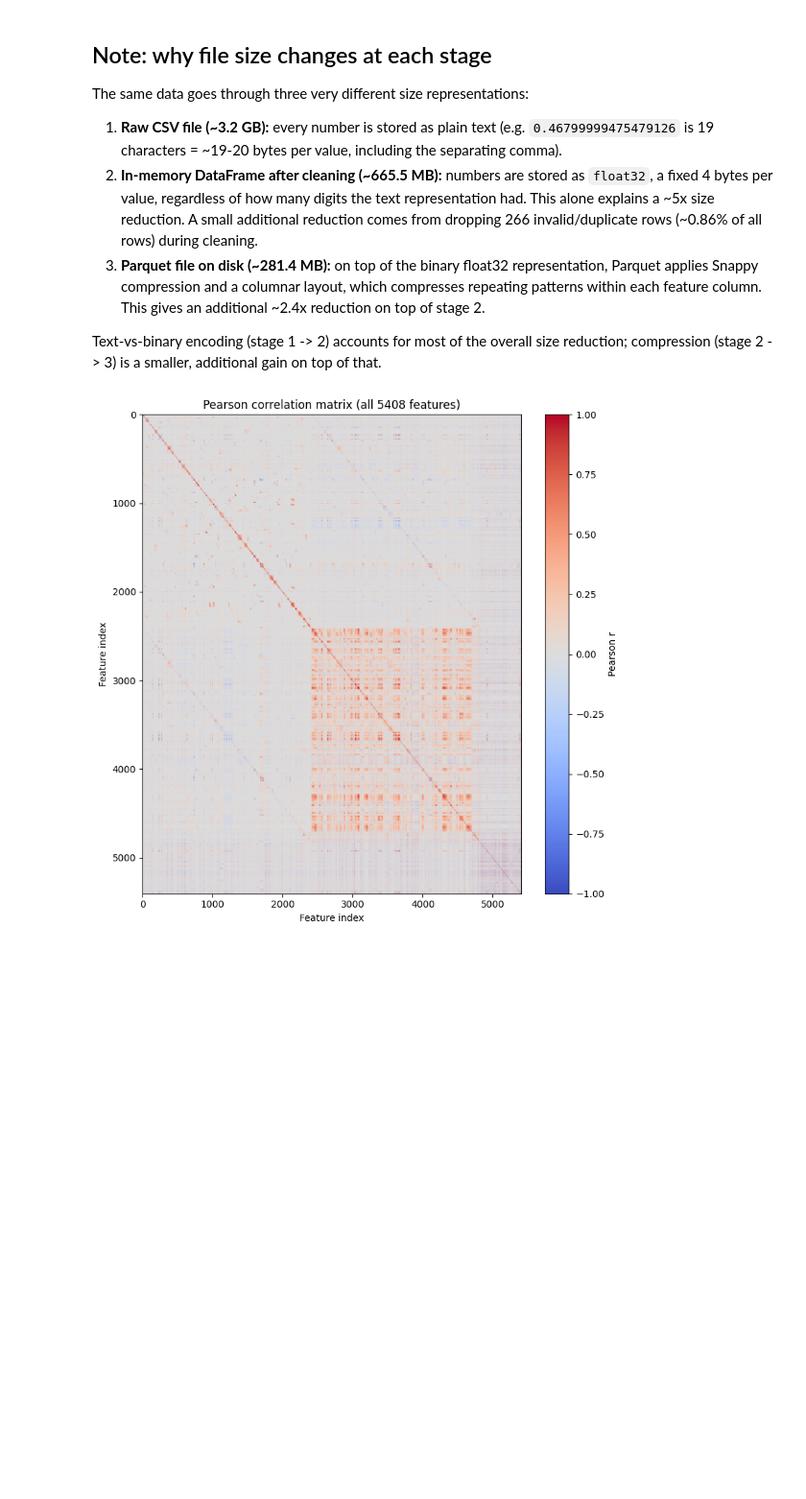
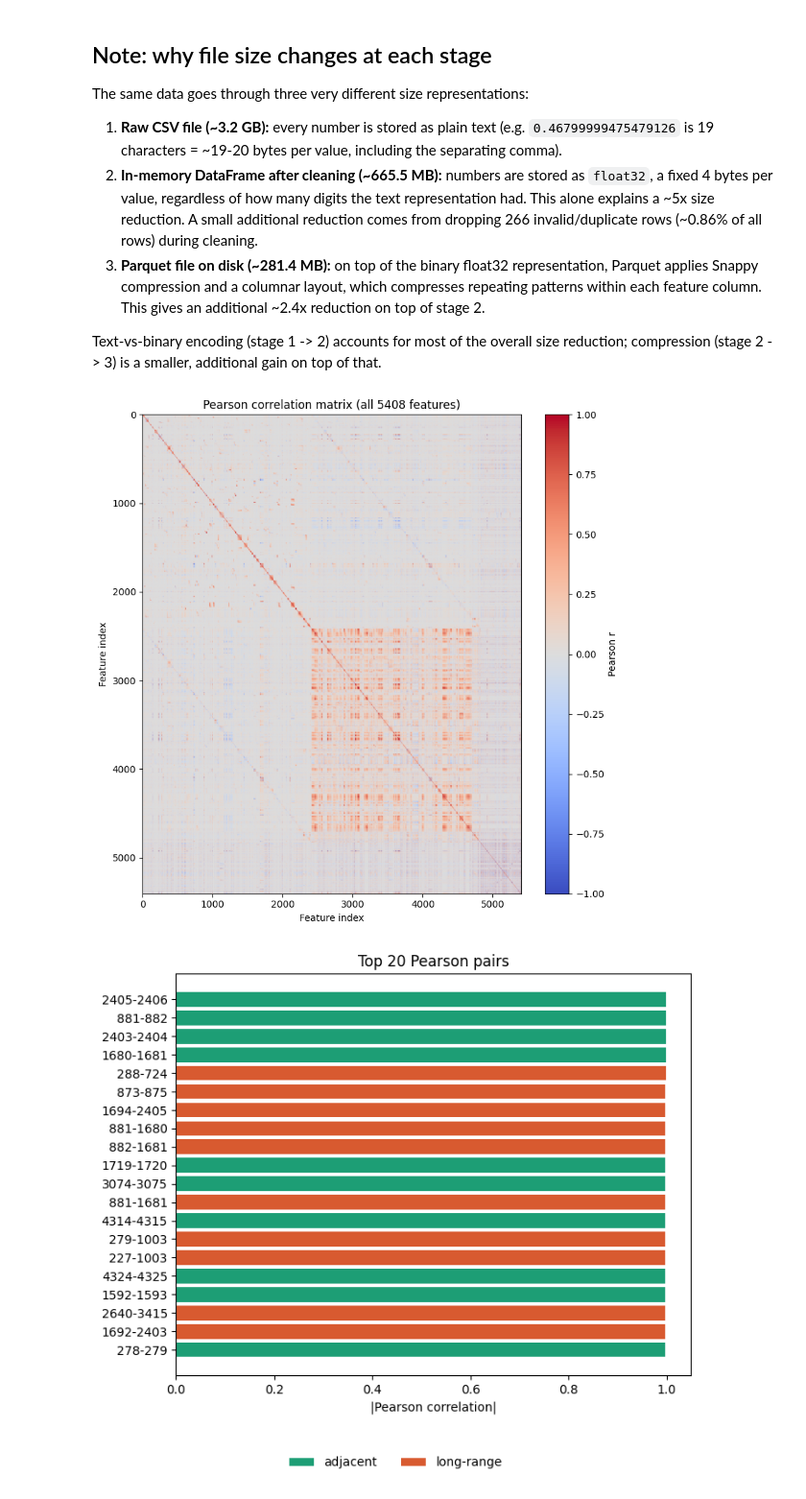
Before and after one commit to Bescher-Kilani/p53-outlier-detection, a Jupyter notebook: notbooks/data_expolartion.ipynb, the cells around one changed output. Shown at 96% size. Cells and saved outputs as stored; diff of their text form; code cells hidden in the pictures; blank space fills up the shorter version.

```diff
--- a/notbooks/data_expolartion.ipynb
+++ b/notbooks/data_expolartion.ipynb
@@ -317,18 +317,51 @@ Text-vs-binary encoding (stage 1 -> 2) accounts for most of the overall
 size reduction; compression (stage 2 -> 3) is a smaller, additional gain
 on top of that.
 # %%
-# Cell 13 - Load and plot the precomputed Pearson correlation matrix (computed on the server)
+# Cell 12 - Load and plot the precomputed Pearson correlation matrix,
+# then extract and show its own top 20 pairs (color-coded adjacent vs. long-range)
+from matplotlib.patches import Patch
+
 pearson_corr = pd.read_parquet(DATA_DIR / "pearson_corr.parquet")
 
 fig, ax = plt.subplots(figsize=(8, 8))
 im = ax.imshow(pearson_corr.values, cmap="coolwarm", vmin=-1, vmax=1, aspect="auto")
 ax.set_title("Pearson correlation matrix (all 5408 features)")
 ax.set_xlabel("Feature index")
 ax.set_ylabel("Feature index")
 fig.colorbar(im, ax=ax, label="Pearson r")
 plt.tight_layout()
 plt.savefig(DATA_DIR / "pearson_correlation_matrix.png", dpi=150)
 plt.show()
+
+def top_pairs(corr_matrix, n=20):
+	mask = np.triu(np.ones(corr_matrix.shape), k=1).astype(bool)
+	corr_values = corr_matrix.where(mask).stack()
+	top = corr_values.abs().sort_values(ascending=False).head(n)
+	return corr_values.loc[top.index]
+
+def prepare_for_plot(top_series, value_name="correlation"):
+	df = top_series.rename(value_name).reset_index()
+	df.columns = ["feature_a", "feature_b", value_name]
+	df["gap"] = (df["feature_b"].astype(int) - df["feature_a"].astype(int)).abs()
+	df["pair_label"] = df["feature_a"].astype(str) + "-" + df["feature_b"].astype(str)
+	df["pair_type"] = df["gap"].apply(lambda g: "adjacent" if g == 1 else "long-range")
+	return df.reindex(df[value_name].abs().sort_values().index)
+
+color_map = {"adjacent": "#1D9E75", "long-range": "#D85A30"}
+legend_elems = [Patch(facecolor=c, label=l) for l, c in color_map.items()]
+
+pearson_top = top_pairs(pearson_corr, 20)
+df_plot = prepare_for_plot(pearson_top)
+
+fig, ax = plt.subplots(figsize=(7, 6))
+ax.barh(df_plot["pair_label"], df_plot["correlation"].abs(), color=df_plot["pair_type"].map(color_map))
+ax.set_title("Top 20 Pearson pairs")
+ax.set_xlabel("|Pearson correlation|")
+fig.legend(handles=legend_elems, loc="lower center", bbox_to_anchor=(0.5, -0.02), ncol=2, frameon=False)
+plt.tight_layout(rect=[0, 0.08, 1, 1])
+plt.savefig(DATA_DIR / "top_pearson_pairs.png", dpi=150, bbox_inches="tight")
+plt.show()
 # %% [output]
 [figure]
+[figure, added]
 # %%
```
Also changed, not shown: parts of 13 cells of this notebook, 3 other files.
